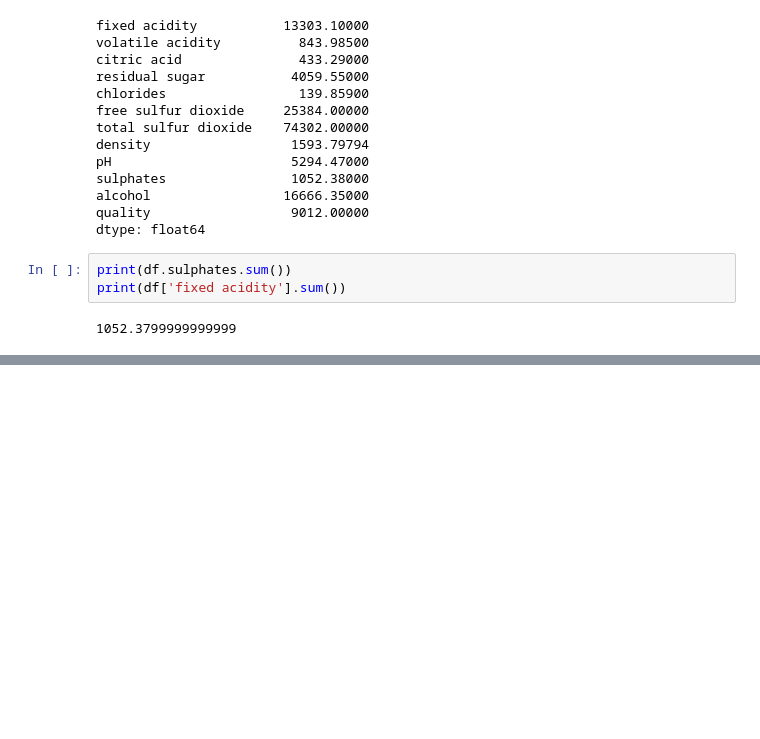
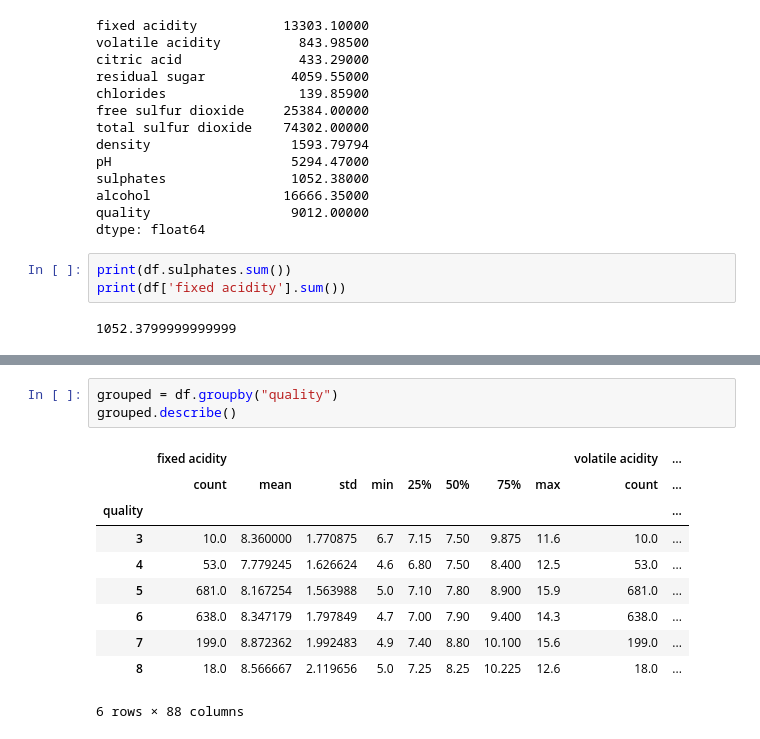
Before and after one commit to kfsgiorgos/python-megacourse, a Jupyter notebook: pandas_aggregation.ipynb, the cells around one changed output, grey strips where cells are left out. Drawn from its saved outputs; the diff is of its cells as text; blank space fills up the shorter version.

```diff
--- a/pandas_aggregation.ipynb
+++ b/pandas_aggregation.ipynb
@@ -24,0 +79,14 @@ print(df['fixed acidity'].sum())
+# %%
+grouped = df.groupby("quality")
+grouped.describe()
+# %% [output]
+|  | fixed acidity |  |  |  |  |  |  |  | volatile acidity | ... |
+|  | count | mean | std | min | 25% | 50% | 75% | max | count | ... |
+| quality |  |  |  |  |  |  |  |  |  | ... |
+| 3 | 10.0 | 8.360000 | 1.770875 | 6.7 | 7.15 | 7.50 | 9.875 | 11.6 | 10.0 | ... |
+| 4 | 53.0 | 7.779245 | 1.626624 | 4.6 | 6.80 | 7.50 | 8.400 | 12.5 | 53.0 | ... |
+| 5 | 681.0 | 8.167254 | 1.563988 | 5.0 | 7.10 | 7.80 | 8.900 | 15.9 | 681.0 | ... |
+| 6 | 638.0 | 8.347179 | 1.797849 | 4.7 | 7.00 | 7.90 | 9.400 | 14.3 | 638.0 | ... |
+| 7 | 199.0 | 8.872362 | 1.992483 | 4.9 | 7.40 | 8.80 | 10.100 | 15.6 | 199.0 | ... |
+| 8 | 18.0 | 8.566667 | 2.119656 | 5.0 | 7.25 | 8.25 | 10.225 | 12.6 | 18.0 | ... |
+6 rows × 88 columns
```
Also changed, not shown: parts of 43 cells of this notebook.
